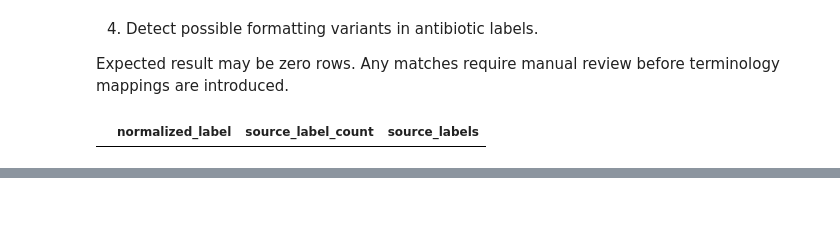
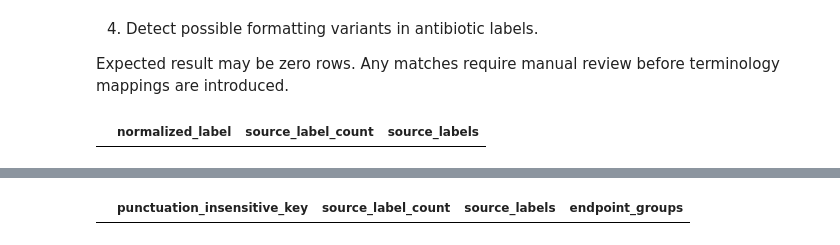
Before and after one commit to clarkbrendenj/ELT-Microbiology, a Jupyter notebook: notebooks/pipeline_validation/09_profile_antibiotic_vocabulary.ipynb, the cells around one changed output, grey strips where cells are left out. Drawn from its saved outputs; the diff is of its cells as text; code cells hidden in the pictures; blank space fills up the shorter version.

```diff
--- a/notebooks/pipeline_validation/09_profile_antibiotic_vocabulary.ipynb
+++ b/notebooks/pipeline_validation/09_profile_antibiotic_vocabulary.ipynb
@@ -376,0 +469,48 @@ order by source_label_count desc, normalized_label;
+# %%
+%sql
+with vocabulary as (
+
+    select
+        antibiotic,
+
+        regexp_replace(
+            lower(trim(antibiotic)),
+            '[^a-z0-9]',
+            ''
+        ) as punctuation_insensitive_key,
+
+        count(*) as endpoint_groups
+
+    from workspace.micro_dev.int_susceptibility_reconciliation
+
+    where antibiotic is not null
+
+    group by antibiotic
+
+)
+
+select
+    punctuation_insensitive_key,
+
+    count(
+        distinct antibiotic
+    ) as source_label_count,
+
+    array_sort(
+        collect_set(antibiotic)
+    ) as source_labels,
+
+    sum(endpoint_groups)
+        as endpoint_groups
+
+from vocabulary
+
+group by punctuation_insensitive_key
+
+having count(distinct antibiotic) > 1
+
+order by
+    source_label_count desc,
+    punctuation_insensitive_key
+# %% [output]
+|  | punctuation_insensitive_key | source_label_count | source_labels | endpoint_groups |
```
Also changed, not shown: parts of 6 cells of this notebook.
